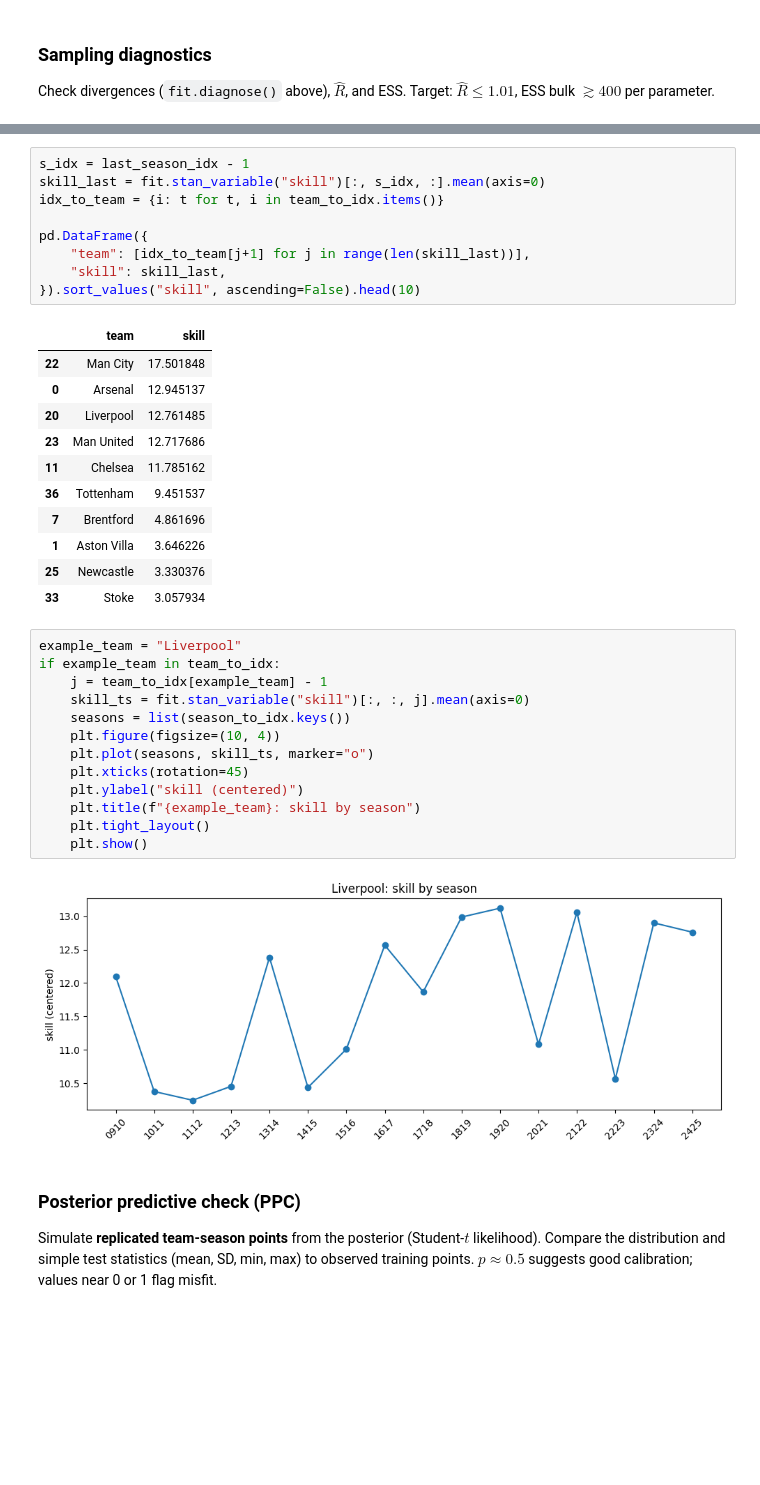
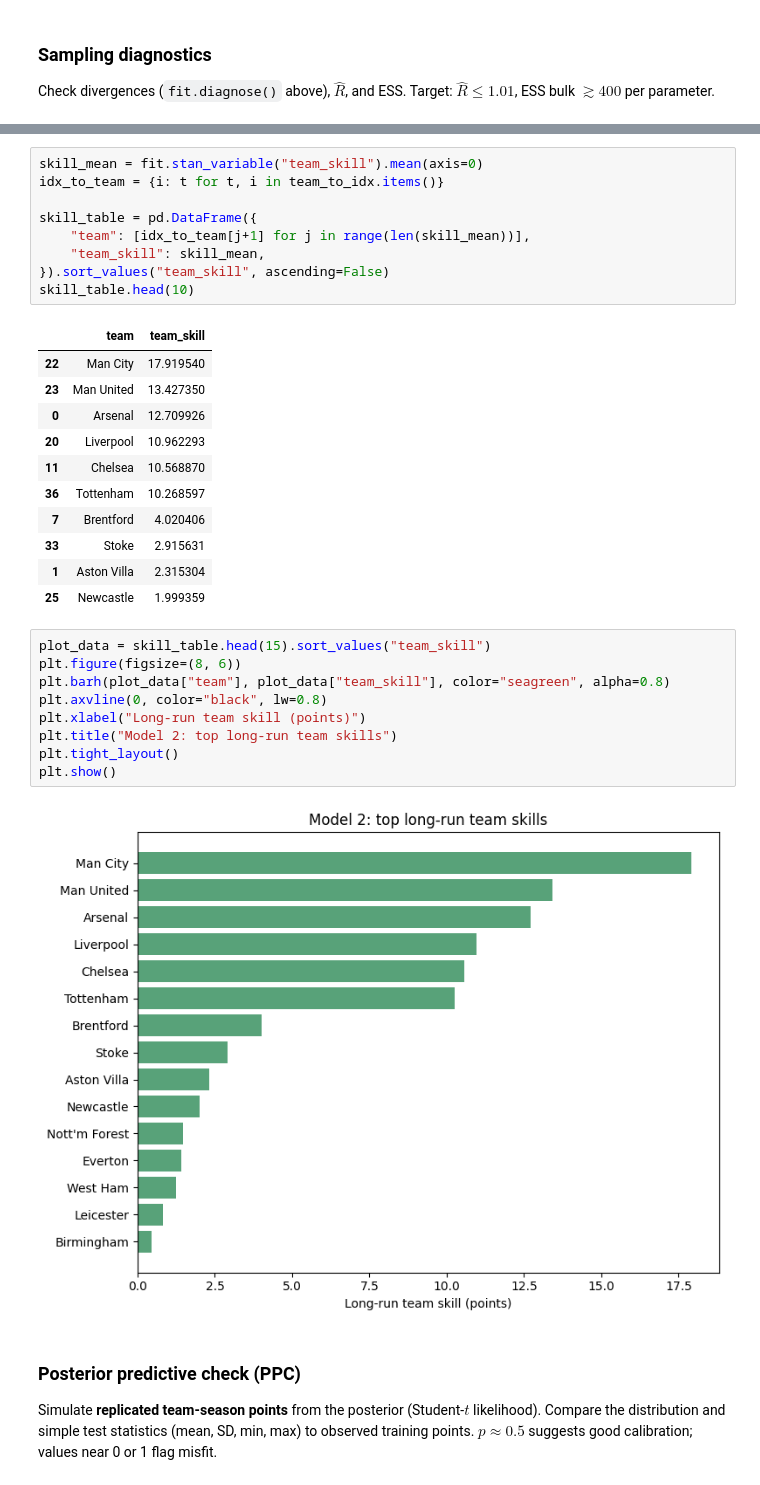
Before and after one commit to Geq0nek/DA_Project, a Jupyter notebook: 03_model2_hierarchical_team.ipynb, the cells around one changed output, grey strips where cells are left out. Drawn from its saved outputs; the diff is of its cells as text; blank space fills up the shorter version.

```diff
--- a/03_model2_hierarchical_team.ipynb
+++ b/03_model2_hierarchical_team.ipynb
@@ -326,39 +326,35 @@ Parameters with ESS_bulk < 400: 0
 # %%
-s_idx = last_season_idx - 1
-skill_last = fit.stan_variable("skill")[:, s_idx, :].mean(axis=0)
+skill_mean = fit.stan_variable("team_skill").mean(axis=0)
 idx_to_team = {i: t for t, i in team_to_idx.items()}
 
-pd.DataFrame({
-    "team": [idx_to_team[j+1] for j in range(len(skill_last))],
-    "skill": skill_last,
-}).sort_values("skill", ascending=False).head(10)
+skill_table = pd.DataFrame({
+    "team": [idx_to_team[j+1] for j in range(len(skill_mean))],
+    "team_skill": skill_mean,
+}).sort_values("team_skill", ascending=False)
+skill_table.head(10)
 # %% [output]
-|  | team | skill |
-| 22 | Man City | 17.501848 |
-| 0 | Arsenal | 12.945137 |
-| 20 | Liverpool | 12.761485 |
-| 23 | Man United | 12.717686 |
-| 11 | Chelsea | 11.785162 |
-| 36 | Tottenham | 9.451537 |
-| 7 | Brentford | 4.861696 |
-| 1 | Aston Villa | 3.646226 |
-| 25 | Newcastle | 3.330376 |
-| 33 | Stoke | 3.057934 |
+|  | team | team_skill |
+| 22 | Man City | 17.919540 |
+| 23 | Man United | 13.427350 |
+| 0 | Arsenal | 12.709926 |
+| 20 | Liverpool | 10.962293 |
+| 11 | Chelsea | 10.568870 |
+| 36 | Tottenham | 10.268597 |
+| 7 | Brentford | 4.020406 |
+| 33 | Stoke | 2.915631 |
+| 1 | Aston Villa | 2.315304 |
+| 25 | Newcastle | 1.999359 |
 # %%
-example_team = "Liverpool"
-if example_team in team_to_idx:
-    j = team_to_idx[example_team] - 1
-    skill_ts = fit.stan_variable("skill")[:, :, j].mean(axis=0)
-    seasons = list(season_to_idx.keys())
-    plt.figure(figsize=(10, 4))
-    plt.plot(seasons, skill_ts, marker="o")
-    plt.xticks(rotation=45)
-    plt.ylabel("skill (centered)")
-    plt.title(f"{example_team}: skill by season")
-    plt.tight_layout()
-    plt.show()
+plot_data = skill_table.head(15).sort_values("team_skill")
+plt.figure(figsize=(8, 6))
+plt.barh(plot_data["team"], plot_data["team_skill"], color="seagreen", alpha=0.8)
+plt.axvline(0, color="black", lw=0.8)
+plt.xlabel("Long-run team skill (points)")
+plt.title("Model 2: top long-run team skills")
+plt.tight_layout()
+plt.show()
 # %% [output]
-[figure, old version]
+[figure, new version]
 # %% [markdown]
 ### Posterior predictive check (PPC)
 
```
Also changed, not shown: parts of 13 cells of this notebook, 10 other files.
